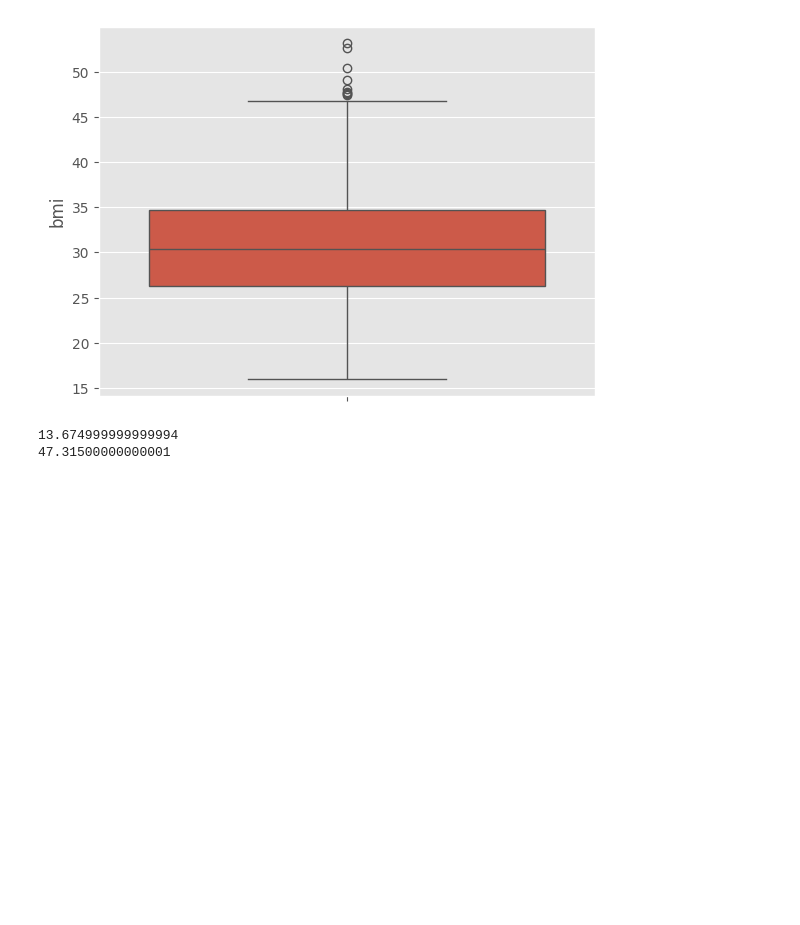
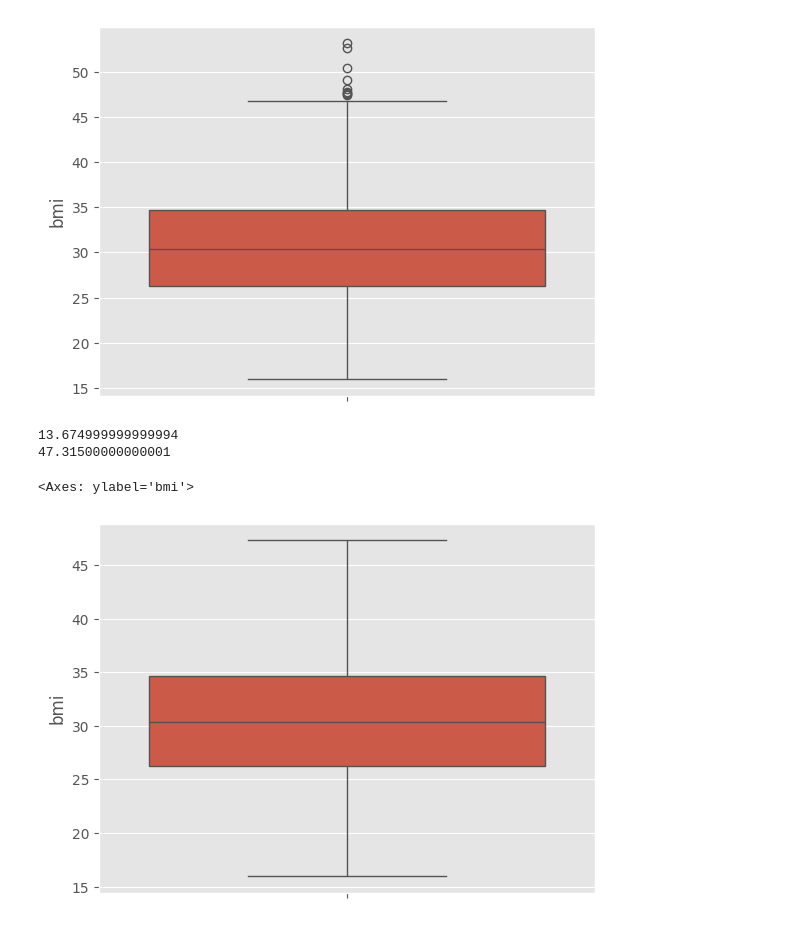
Before and after one commit to fahadkhan1389/Medical-Insurance-Charges-Predictor, a Jupyter notebook: insurance.ipynb, the cells around one changed output. Saved outputs shown, nothing was run; the diff lists cells and outputs as text; code cells hidden in the pictures; blank space fills up the shorter version.

```diff
--- a/insurance.ipynb
+++ b/insurance.ipynb
@@ -101,3 +101,12 @@ print(upper_limit)
 # %% [output]
 13.674999999999994
 47.31500000000001
+# %%
+from feature_engine.outliers import ArbitraryOutlierCapper
+arb= ArbitraryOutlierCapper(min_capping_dict={'bmi':13.674999999999994},max_capping_dict={'bmi':47.31500000000001})
+df[['bmi']]=arb.fit_transform(df[['bmi']])
+# %%
+sns.boxplot(df['bmi'])
+# %% [output]
+<Axes: ylabel='bmi'>
+[figure, added]
```
